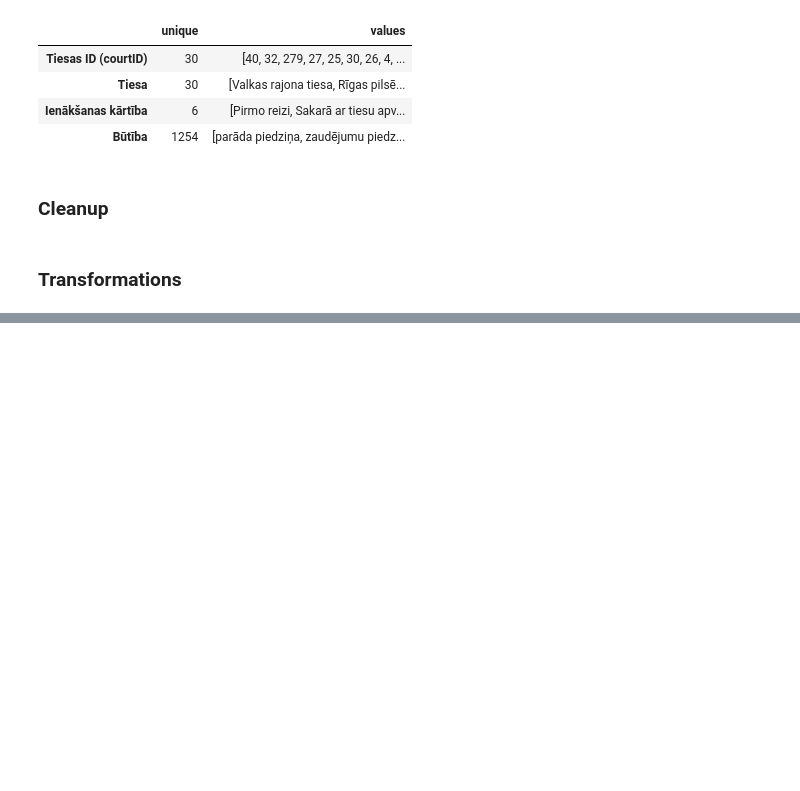
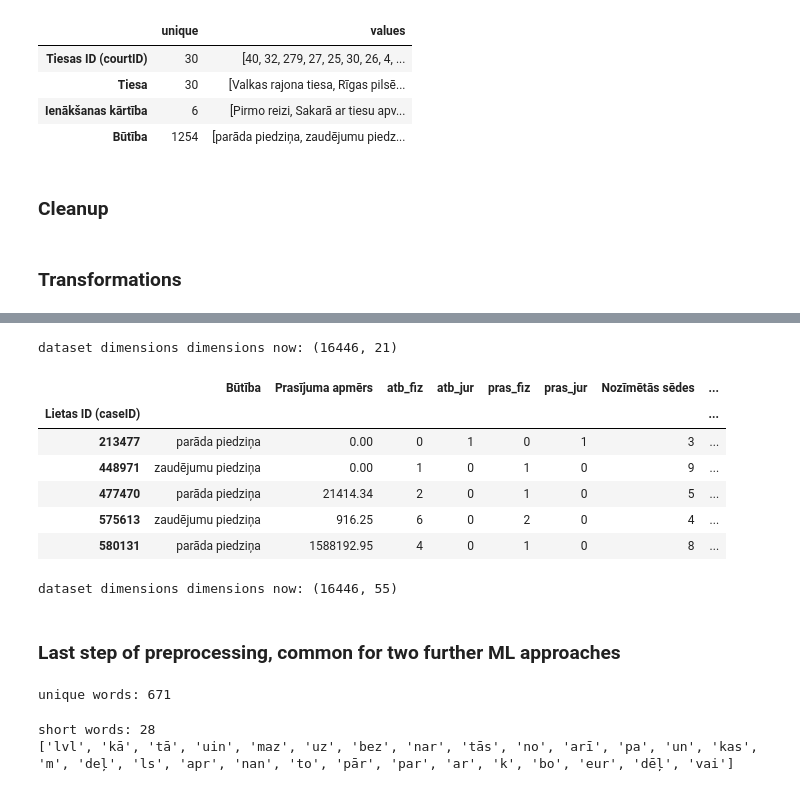
Before and after one commit to IwanVonNeumann/DataScienceTask_02, a Jupyter notebook: CivilCases.ipynb, the cells around one changed output, grey strips where cells are left out. Cells and saved outputs as stored; diff of their text form; code cells hidden in the pictures; blank space fills up the shorter version.

Commit message:
common preprocessing step implemented: dummies added

```diff
--- a/CivilCases.ipynb
+++ b/CivilCases.ipynb
@@ -167,0 +192,27 @@ df.head()
+# %%
+print("dataset dimensions dimensions now: {}".format(df.shape))
+# %% [output]
+dataset dimensions dimensions now: (16446, 21)
+# %%
+court_id_dummy = pd.get_dummies(df["Tiesas ID (courtID)"], prefix="courtid", prefix_sep="_")
+entrance_dummy = pd.get_dummies(df["Ienākšanas kārtība"], prefix="entrance", prefix_sep="_")
+# %%
+df = pd.concat([df, court_id_dummy, entrance_dummy], axis=1)
+# %%
+df.drop(labels=["Tiesas ID (courtID)", "Ienākšanas kārtība"], axis=1, inplace=True)
+# %%
+df.head()
+# %% [output]
+|  | Būtība | Prasījuma apmērs | atb_fiz | atb_jur | pras_fiz | pras_jur | Nozīmētās sēdes | ... |
+| Lietas ID (caseID) |  |  |  |  |  |  |  | ... |
+| 213477 | parāda piedziņa | 0.00 | 0 | 1 | 0 | 1 | 3 | ... |
+| 448971 | zaudējumu piedziņa | 0.00 | 1 | 0 | 1 | 0 | 9 | ... |
+| 477470 | parāda piedziņa | 21414.34 | 2 | 0 | 1 | 0 | 5 | ... |
+| 575613 | zaudējumu piedziņa | 916.25 | 6 | 0 | 2 | 0 | 4 | ... |
+| 580131 | parāda piedziņa | 1588192.95 | 4 | 0 | 1 | 0 | 8 | ... |
+# %%
+print("dataset dimensions dimensions now: {}".format(df.shape))
+# %% [output]
+dataset dimensions dimensions now: (16446, 55)
+# %% [markdown]
+### Last step of preprocessing, common for two further ML approaches
@@ -167,0 +224,4 @@ df.head()
+# %%
+print("unique words: {}".format(len(unique_words)))
+# %% [output]
+unique words: 671
@@ -167,0 +230,6 @@ df.head()
+# %%
+print("short words: {}".format(len(short_words)))
+print(short_words)
+# %% [output]
+short words: 28
+['lvl', 'kā', 'tā', 'uin', 'maz', 'uz', 'bez', 'nar', 'tās', 'no', 'arī', 'pa', 'un', 'kas', 'm', 'deļ', 'ls', 'apr', 'nan', 'to', 'pār', 'par', 'ar', 'k', 'bo', 'eur', 'dēļ', 'vai']
```
Also changed, not shown: parts of 30 cells of this notebook.
